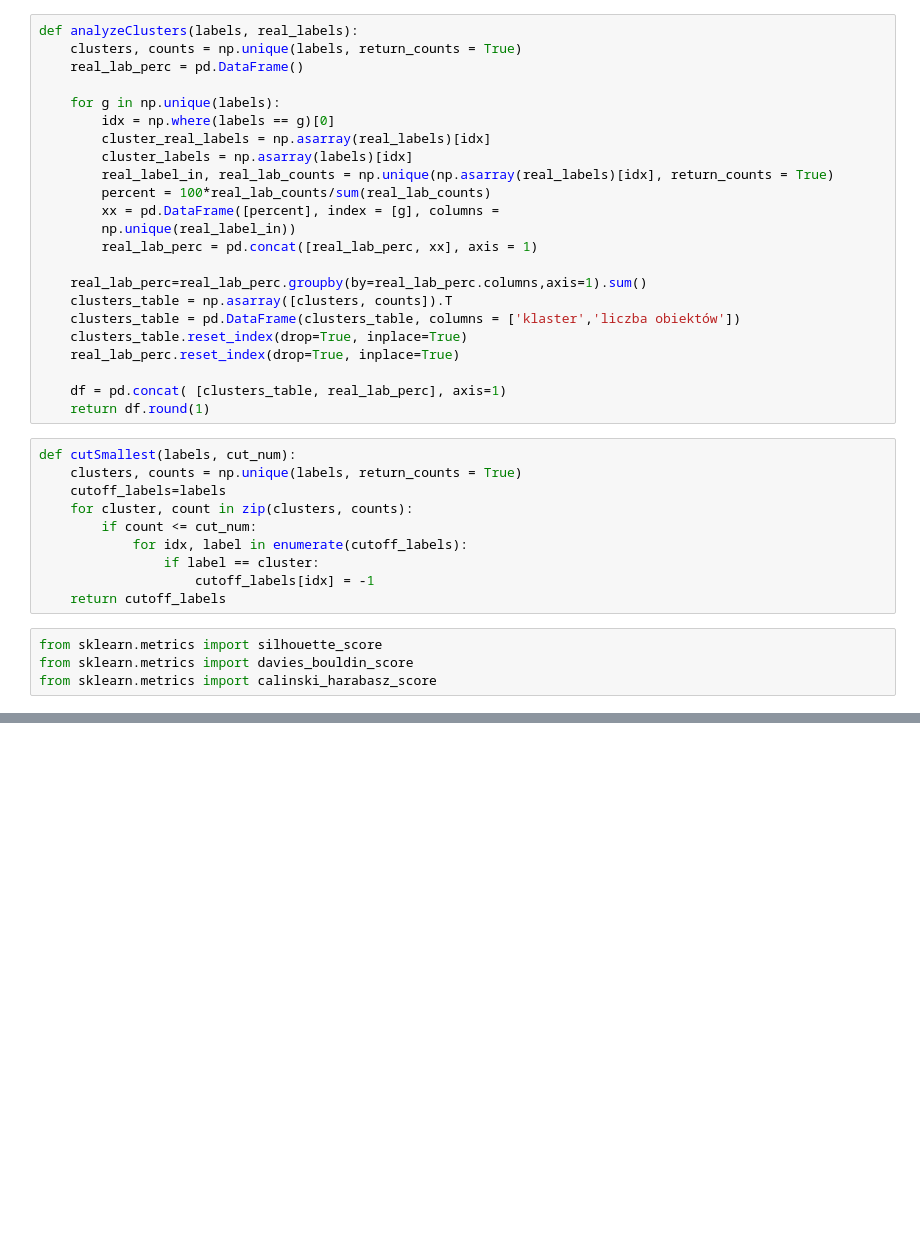
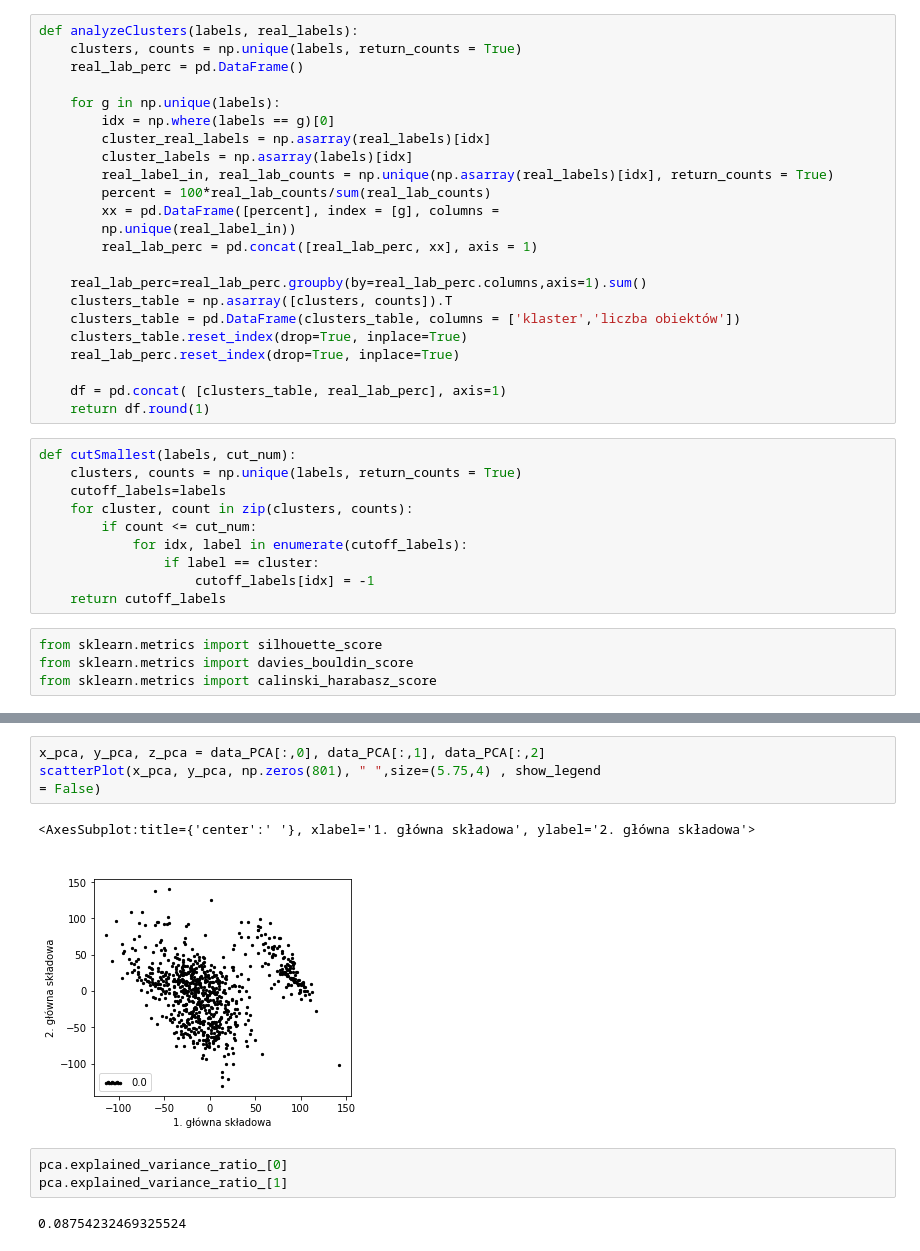
Before and after one commit to adrian-aleks/TCGA-clasterization, a Jupyter notebook: Jupyter/TCGA-clasterization/TCGA-clasterization.ipynb, the cells around one changed output, grey strips where cells are left out. Drawn from its saved outputs; the diff is of its cells as text; blank space fills up the shorter version.

```diff
--- a/Jupyter/TCGA-clasterization/TCGA-clasterization.ipynb
+++ b/Jupyter/TCGA-clasterization/TCGA-clasterization.ipynb
@@ -110,0 +280,12 @@ from sklearn.metrics import calinski_harabasz_score
+# %%
+x_pca, y_pca, z_pca = data_PCA[:,0], data_PCA[:,1], data_PCA[:,2]
+scatterPlot(x_pca, y_pca, np.zeros(801), " ",size=(5.75,4) , show_legend
+= False)
+# %% [output]
+<AxesSubplot:title={'center':' '}, xlabel='1. główna składowa', ylabel='2. główna składowa'>
+[figure, added]
+# %%
+pca.explained_variance_ratio_[0]
+pca.explained_variance_ratio_[1]
+# %% [output]
+0.08754232469325524
```
Also changed, not shown: parts of 68 cells of this notebook.
